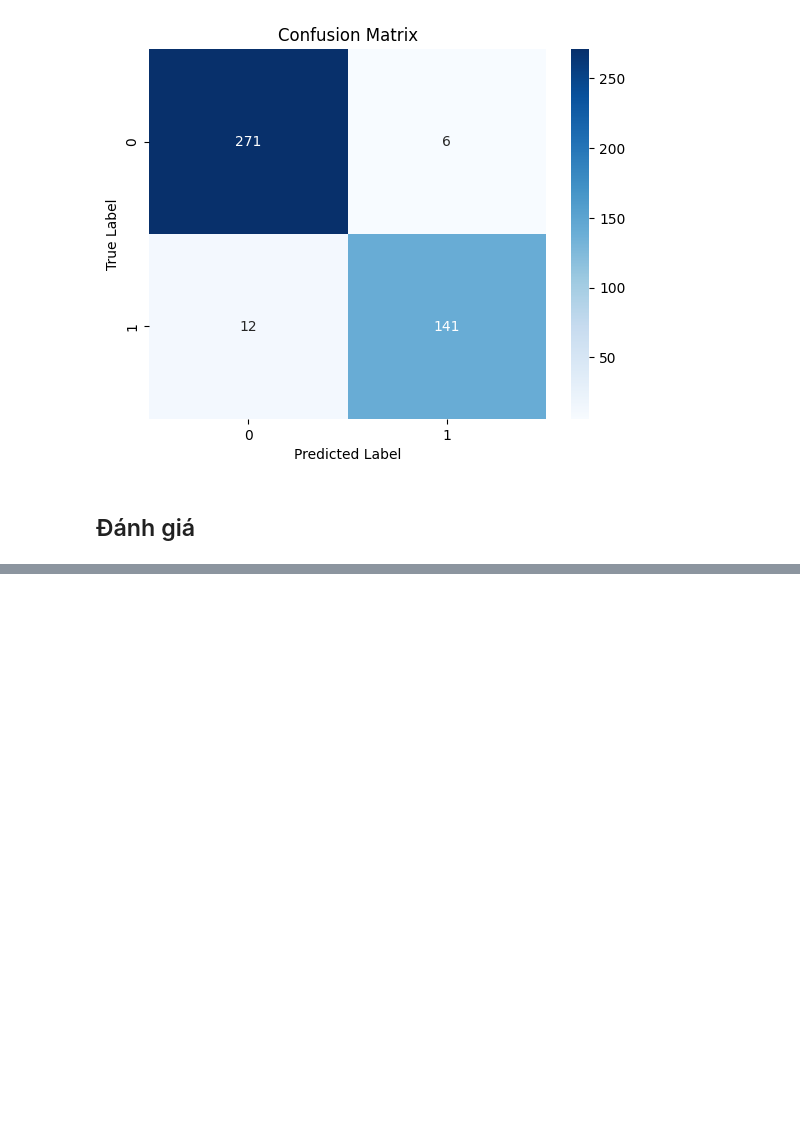
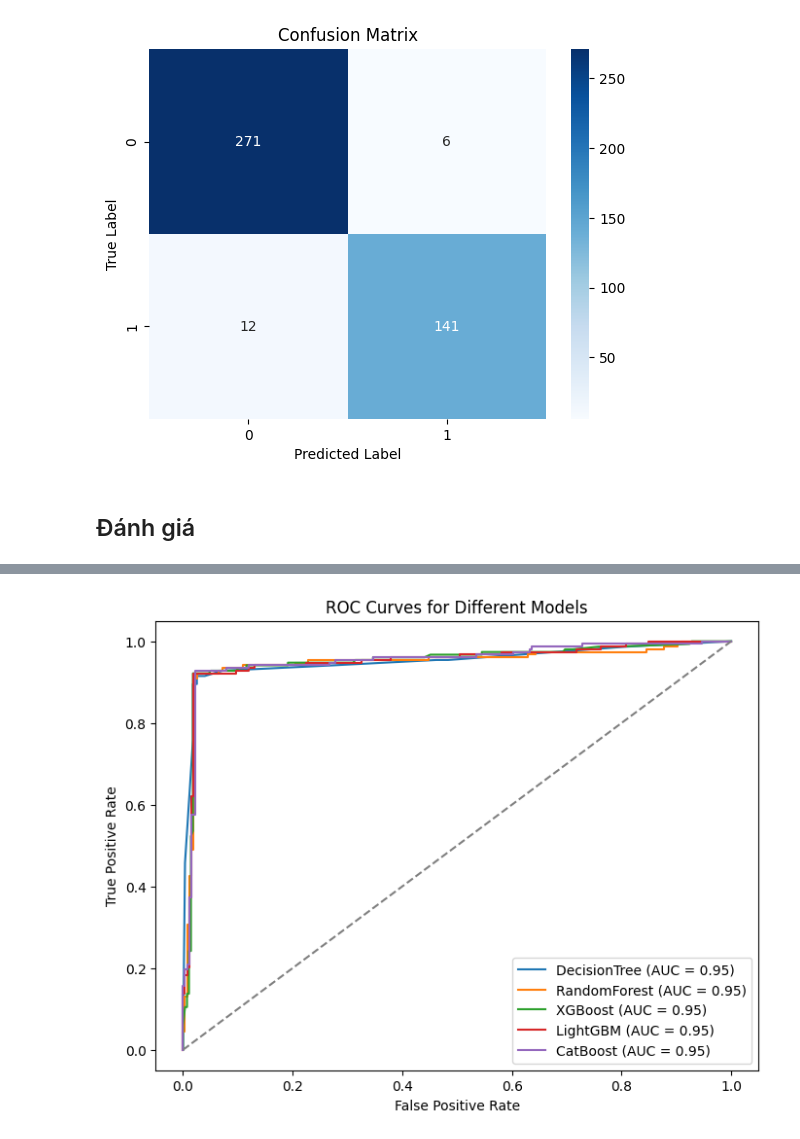
Before and after one commit to Ngoc-Quy-az1/Alzheimer-s-diagnosis, a Jupyter notebook: alzheimer-diagnosis.ipynb, the cells around one changed output, grey strips where cells are left out. Drawn from its saved outputs; the diff is of its cells as text; code cells hidden in the pictures; blank space fills up the shorter version.

```diff
--- a/alzheimer-diagnosis.ipynb
+++ b/alzheimer-diagnosis.ipynb
@@ -602,23 +607,25 @@ weighted avg       0.96      0.96      0.96       430
 # %%
-# from sklearn.metrics import roc_curve, auc
-# import matplotlib.pyplot as plt
+from sklearn.metrics import roc_curve, auc
+import matplotlib.pyplot as plt
 
-# plt.figure(figsize=(8, 6))
+plt.figure(figsize=(8, 6))
 
-# for model_name in model_names:
-#     model = best_models[model_name]
+for model_name in model_names:
+    model = best_models[model_name]
 
-#     if hasattr(model, "predict_proba"):
-#         y_pred_proba = model.predict_proba(x_test)[:, 1]
-#         fpr, tpr, _ = roc_curve(y_test, y_pred_proba)
-#         roc_auc = auc(fpr, tpr)
-#         plt.plot(fpr, tpr, label=f"{model_name} (AUC = {roc_auc:.2f})")
-#     else:
-#         print(f"Bỏ qua {model_name} vì không hỗ trợ predict_proba.")
+    if hasattr(model, "predict_proba"):
+        y_pred_proba = model.predict_proba(x_test)[:, 1]
+        fpr, tpr, _ = roc_curve(y_test, y_pred_proba)
+        roc_auc = auc(fpr, tpr)
+        plt.plot(fpr, tpr, label=f"{model_name} (AUC = {roc_auc:.2f})")
+    else:
+        print(f"Bỏ qua {model_name} vì không hỗ trợ predict_proba.")
 
-# plt.plot([0, 1], [0, 1], linestyle="--", color="gray")
-# plt.xlabel("False Positive Rate")
-# plt.ylabel("True Positive Rate")
-# plt.title("ROC Curves for Different Models")
-# plt.legend()
-# plt.show()
+plt.plot([0, 1], [0, 1], linestyle="--", color="gray")
+plt.xlabel("False Positive Rate")
+plt.ylabel("True Positive Rate")
+plt.title("ROC Curves for Different Models")
+plt.legend()
+plt.show()
+# %% [output]
+[figure, added]
```
Also changed, not shown: parts of 7 cells of this notebook.
